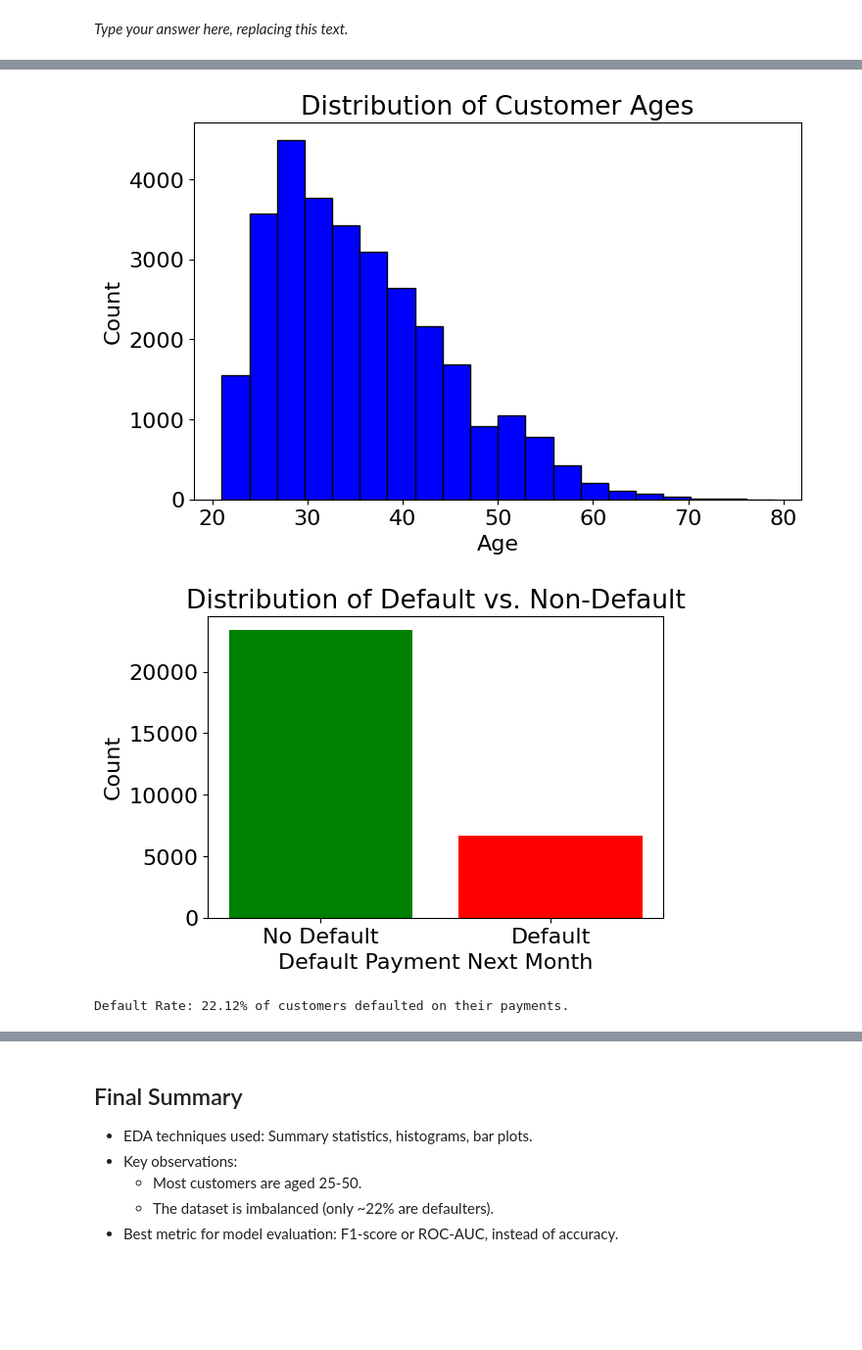
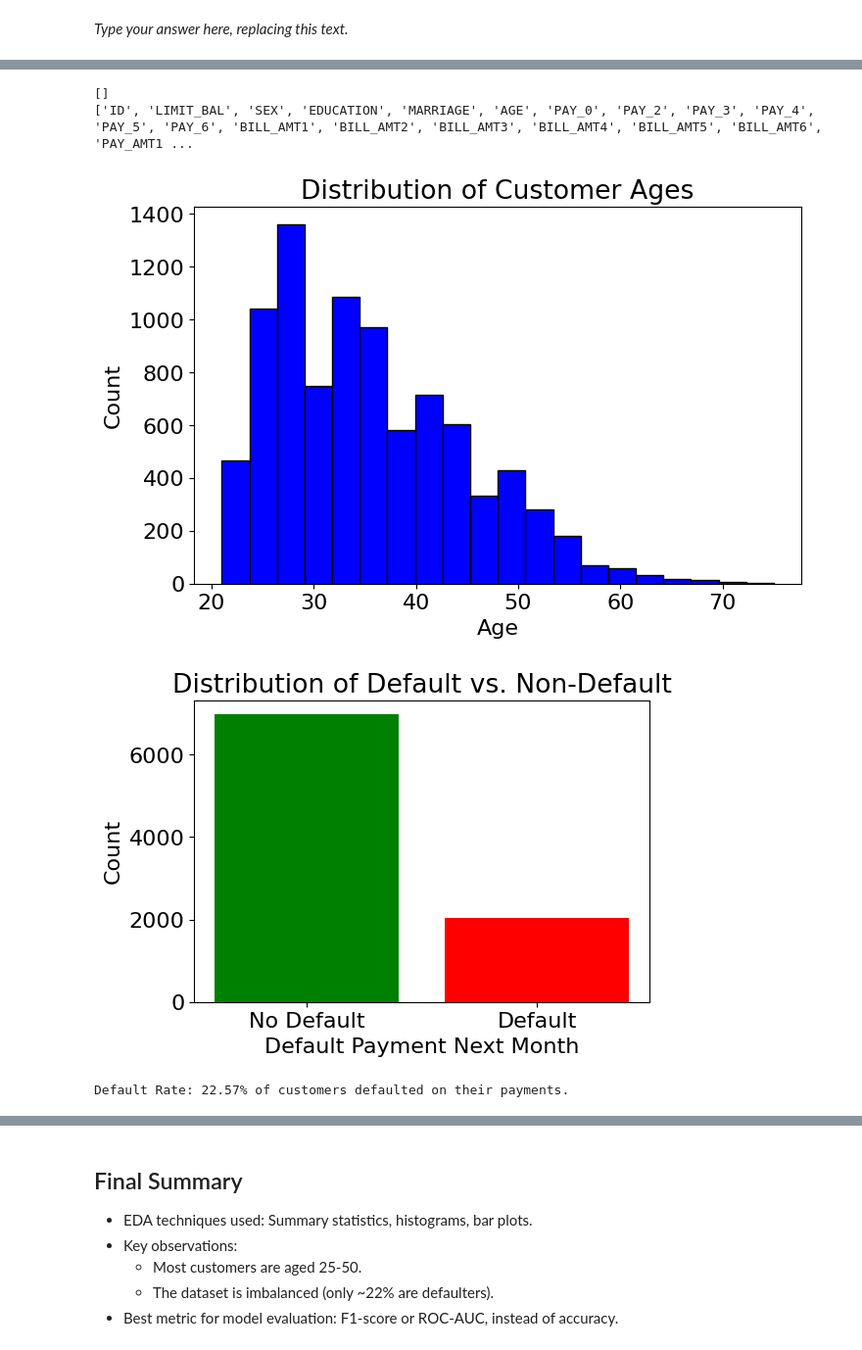
Before and after one commit to parthkumar-patel/hw5, a Jupyter notebook: hw5.ipynb, the cells around one changed output, grey strips where cells are left out. Shown at 98% size. Drawn from its saved outputs; the diff is of its cells as text; code cells hidden in the pictures; blank space fills up the shorter version.

```diff
--- a/hw5.ipynb
+++ b/hw5.ipynb
@@ -185,14 +185,10 @@ Solution_2
 
 _Points:_ 2
 # %%
-# Separate features and target variable
-X = df.drop(columns=['default.payment.next.month'])
-y = df['default.payment.next.month']
-
 # Split into training (70%) and testing (30%) sets
-X_train, X_test, y_train, y_test = train_test_split(X, y, test_size=0.30, random_state=123)
+train_df, test_df = train_test_split(df, test_size=0.7, random_state=123)
 
 # Display the sizes of the splits
-print(f"Training set: {X_train.shape}, {y_train.shape}")
-print(f"Testing set: {X_test.shape}, {y_test.shape}")
+print(f"Training set: {train_df.shape}")
+print(f"Testing set: {test_df.shape}")
 # %% [output]
@@ -255,32 +250,40 @@ dtype: int64
+# %%
+missing_vals_cols = train_df.columns[train_df.isnull().any()].tolist()
+numeric_cols = train_df.select_dtypes(include=[np.number]).columns.tolist()
+print(missing_vals_cols)
+print(numeric_cols)
+# %% [output]
+[]
+['ID', 'LIMIT_BAL', 'SEX', 'EDUCATION', 'MARRIAGE', 'AGE', 'PAY_0', 'PAY_2', 'PAY_3', 'PAY_4', 'PAY_5', 'PAY_6', 'BILL_AMT1', 'BILL_AMT2', 'BILL_AMT3', 'BILL_AMT4', 'BILL_AMT5', 'BILL_AMT6', 'PAY_AMT1 ...
 # %%
 # Plot histogram for Age
 plt.figure(figsize=(8, 5))
-plt.hist(df["AGE"], bins=20, color="blue", edgecolor="black")
+plt.hist(train_df["AGE"], bins=20, color="blue", edgecolor="black")
 plt.title("Distribution of Customer Ages")
 plt.xlabel("Age")
 plt.ylabel("Count")
 plt.show()
 # %% [output]
-[figure, old version]
+[figure, new version]
 # %%
 # Count occurrences of default (0 = No, 1 = Yes)
-default_counts = df["default.payment.next.month"].value_counts()
+default_counts = train_df["default.payment.next.month"].value_counts()
 
 # Bar plot for default vs non-default
 plt.figure(figsize=(6, 4))
 plt.bar(["No Default", "Default"], default_counts, color=["green", "red"])
 plt.title("Distribution of Default vs. Non-Default")
 plt.xlabel("Default Payment Next Month")
 plt.ylabel("Count")
 plt.show()
 # %% [output]
-[figure, old version]
+[figure, new version]
 # %%
 # Calculate proportion of defaulters
-total_customers = len(df)
-default_rate = df["default.payment.next.month"].mean() * 100
+total_customers = len(train_df)
+default_rate = train_df["default.payment.next.month"].mean() * 100
 print(f"Default Rate: {default_rate:.2f}% of customers defaulted on their payments.")
 # %% [output]
-Default Rate: 22.12% of customers defaulted on their payments.
+Default Rate: 22.57% of customers defaulted on their payments.
 # %%
 # Dummy prediction (for illustration purposes)
```
Also changed, not shown: parts of 35 cells of this notebook, 1 other file.
